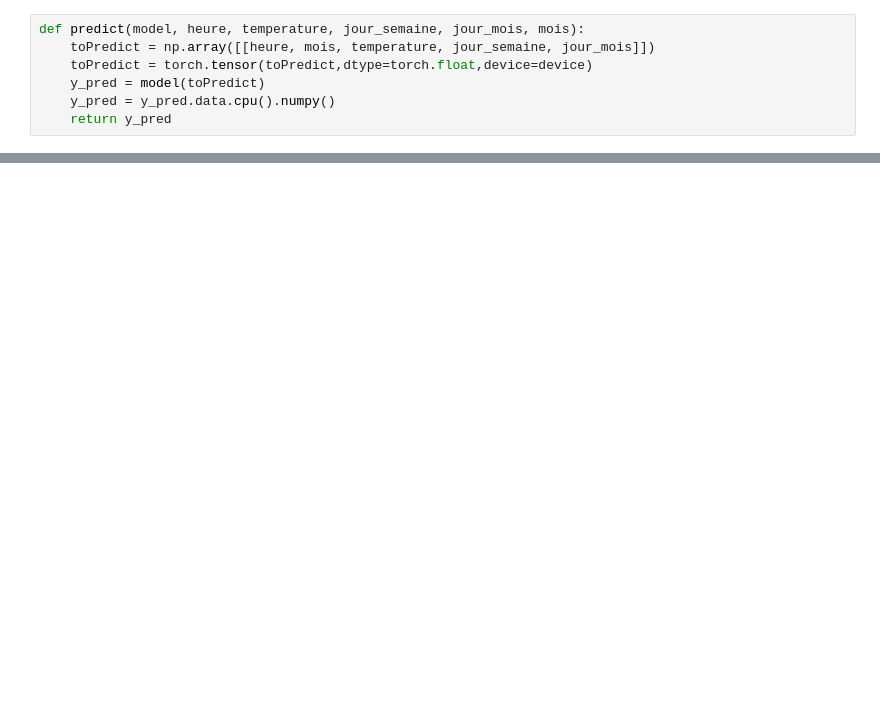
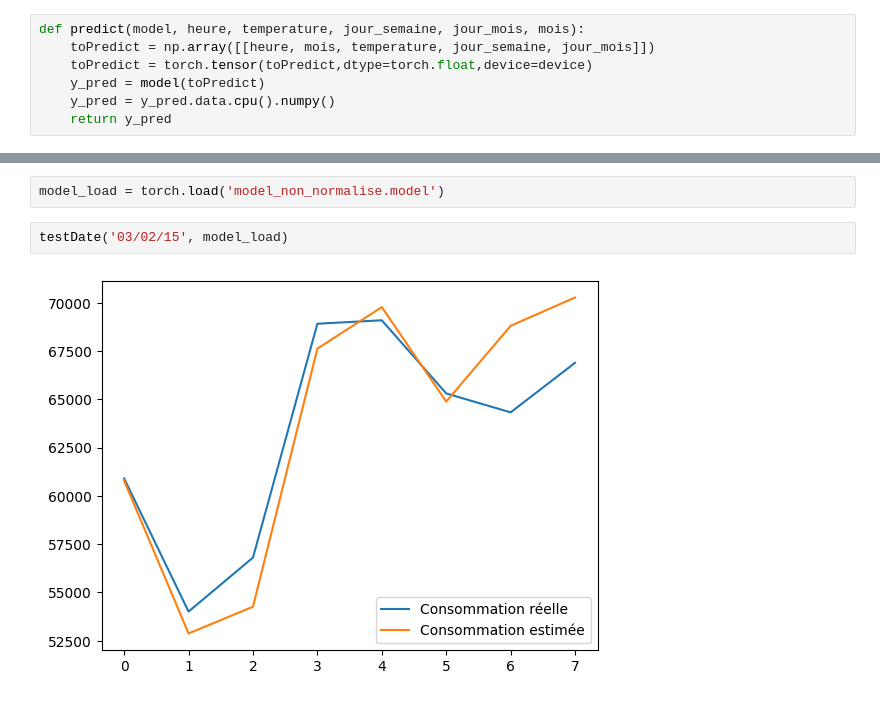
Before and after one commit to baudu69/ProjetBI, a Jupyter notebook: BI.ipynb, the cells around one changed output, grey strips where cells are left out. Drawn from its saved outputs; the diff is of its cells as text; blank space fills up the shorter version.

```diff
--- a/BI.ipynb
+++ b/BI.ipynb
@@ -282,0 +346,6 @@ testDate('30/07/19', best_model)
+# %%
+model_load = torch.load('model_non_normalise.model')
+# %%
+testDate('03/02/15', model_load)
+# %% [output]
+[figure, added]
```
Also changed, not shown: parts of 15 cells of this notebook, 1 other file.
